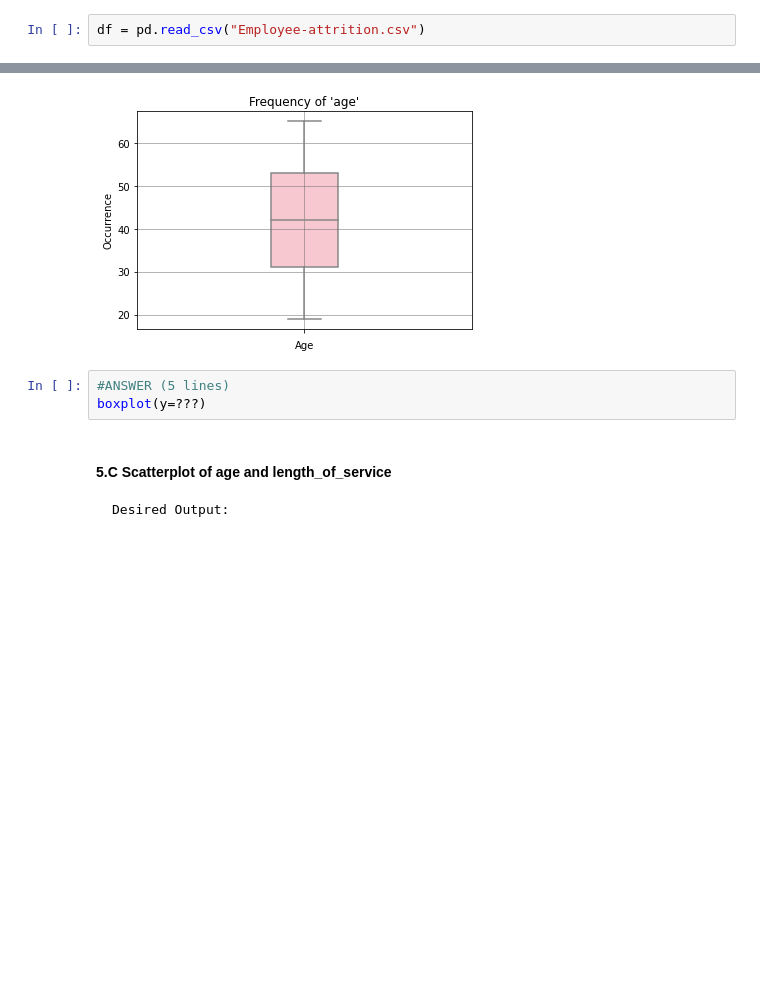
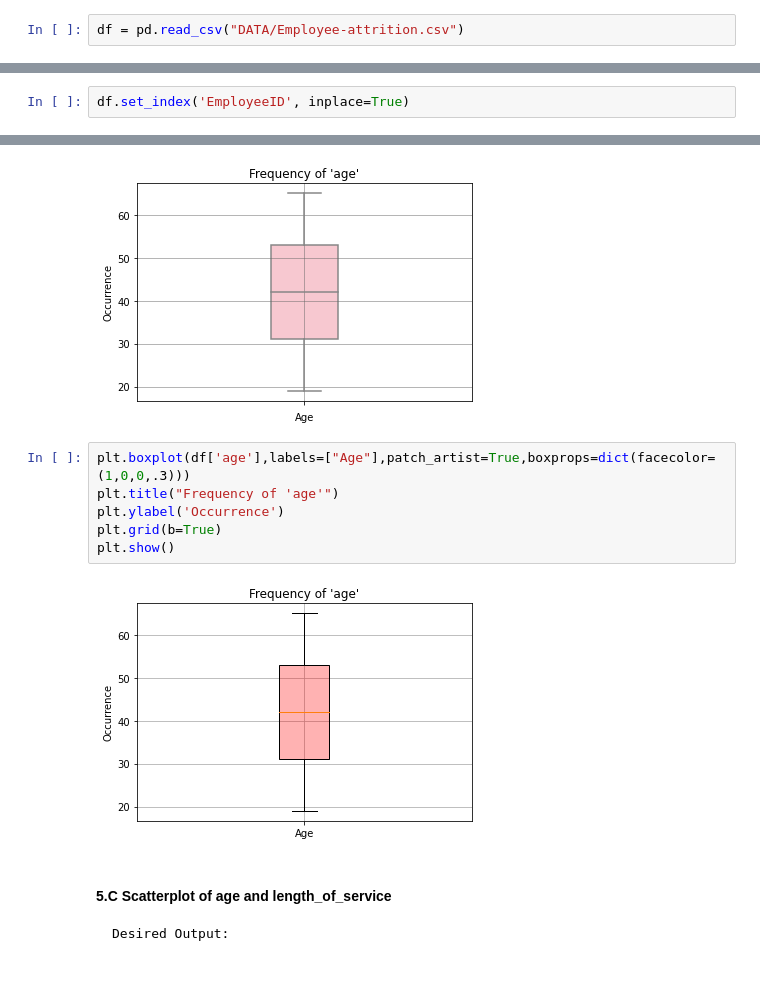
Before and after one commit to NPHansen/DS_AI, a Jupyter notebook: Lab 1 exercises/Lab 1.2.2 Pandas Lab.ipynb, the cells around one changed output, grey strips where cells are left out. Drawn from its saved outputs; the diff is of its cells as text; blank space fills up the shorter version.

````diff
--- a/Lab 1 exercises/Lab 1.2.2 Pandas Lab.ipynb
+++ b/Lab 1 exercises/Lab 1.2.2 Pandas Lab.ipynb
@@ -14,7 +14,7 @@ from seaborn import boxplot
 # get matplot to show charts inline
 %matplotlib inline
 # %%
-df = pd.read_csv("Employee-attrition.csv")
+df = pd.read_csv("DATA/Employee-attrition.csv")
 # %%
 df.head()
 # %% [output]
@@ -241,3 +192,5 @@ No Expected Output
+# %%
+df.set_index('EmployeeID', inplace=True)
 # %% [markdown]
 #### 3.A Find A Specifc Row Using Index
 ```
@@ -335,9 +324,14 @@ Desired Output:
 """CODE DELETED. DO NOT TOUCH THIS TEXT. RUNNING THIS CELL WITH SHIFT-ENTER WILL DELETE THE GRAPH"""
 # %% [output]
 [figure]
-# %%
-#ANSWER (5 lines)
-boxplot(y=???)
+# %%
+plt.boxplot(df['age'],labels=["Age"],patch_artist=True,boxprops=dict(facecolor=(1,0,0,.3)))
+plt.title("Frequency of 'age'")
+plt.ylabel('Occurrence')
+plt.grid(b=True)
+plt.show()
+# %% [output]
+[figure, added]
 # %% [markdown]
 #### 5.C Scatterplot of age and length_of_service
 ```
````
Also changed, not shown: parts of 31 cells of this notebook, 2 other files.
